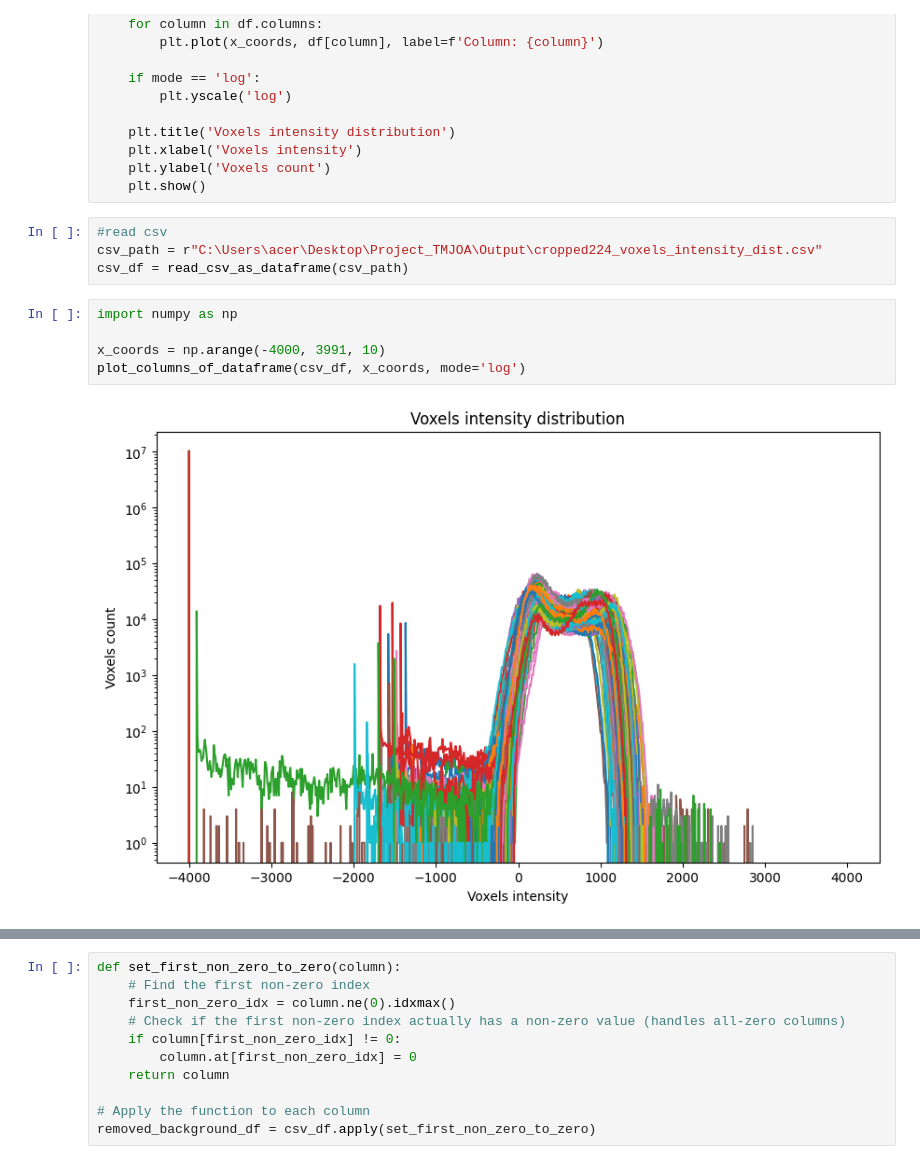
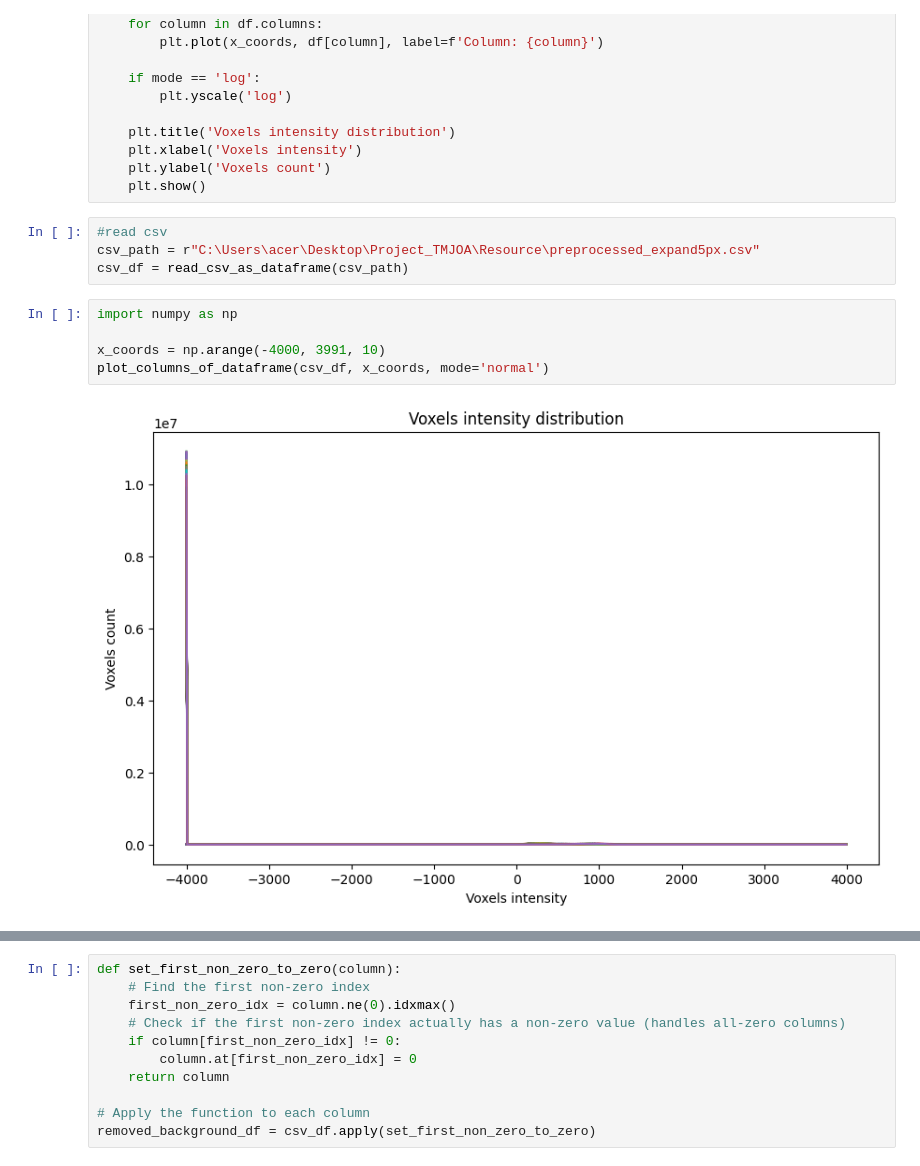
Before and after one commit to KananatSSN/Project_TMJOA, a Jupyter notebook: Check/analyze_voxel_intensity_distribution_analysis.ipynb, the cells around one changed output, grey strips where cells are left out. Drawn from its saved outputs; the diff is of its cells as text.

```diff
--- a/Check/analyze_voxel_intensity_distribution_analysis.ipynb
+++ b/Check/analyze_voxel_intensity_distribution_analysis.ipynb
@@ -36,15 +36,15 @@ def plot_columns_of_dataframe(df, x_coords, mode='normal'):
     plt.show()
 # %%
 #read csv
-csv_path = r"C:\Users\acer\Desktop\Project_TMJOA\Output\cropped224_voxels_intensity_dist.csv"
+csv_path = r"C:\Users\acer\Desktop\Project_TMJOA\Resource\preprocessed_expand5px.csv"
 csv_df = read_csv_as_dataframe(csv_path)
 # %%
 import numpy as np
 
 x_coords = np.arange(-4000, 3991, 10)
-plot_columns_of_dataframe(csv_df, x_coords, mode='log')
+plot_columns_of_dataframe(csv_df, x_coords, mode='normal')
 # %% [output]
-[figure, old version]
+[figure, new version]
 # %%
 plot_columns_of_dataframe(csv_df, x_coords, mode='normal')
 # %% [output]
```
Also changed, not shown: parts of 2 cells of this notebook, 1 other file.
